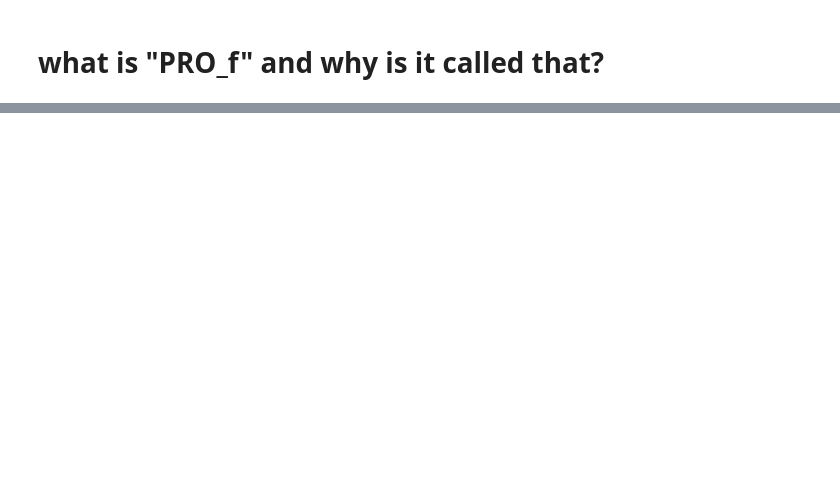
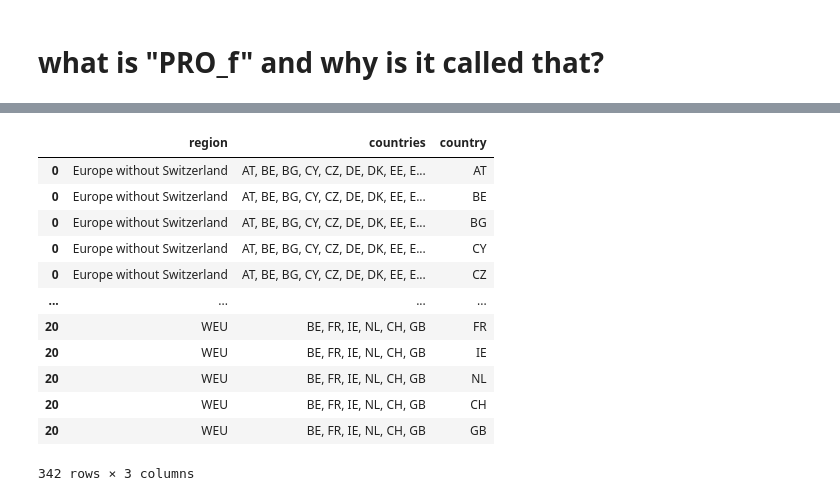
Before and after one commit to brightway-lca/bw_hybrid, a Jupyter notebook: dev/notebooks/function_refactoring/hybridize_preparation_functions.ipynb, the cells around one changed output, grey strips where cells are left out. Saved outputs shown, nothing was run; the diff lists cells and outputs as text; code cells hidden in the pictures; blank space fills up the shorter version.

```diff
--- a/dev/notebooks/function_refactoring/hybridize_preparation_functions.ipynb
+++ b/dev/notebooks/function_refactoring/hybridize_preparation_functions.ipynb
@@ -153,0 +290,20 @@ def calculate_productions(
+# %%
+df_io_countries_per_lca_region = df_io_countries_per_lca_region.assign(
+        country=df_io_countries_per_lca_region['countries'].str.split(', ')
+).explode('country')
+# %%
+df_io_countries_per_lca_region
+# %% [output]
+|  | region | countries | country |
+| 0 | Europe without Switzerland | AT, BE, BG, CY, CZ, DE, DK, EE, E... | AT |
+| 0 | Europe without Switzerland | AT, BE, BG, CY, CZ, DE, DK, EE, E... | BE |
+| 0 | Europe without Switzerland | AT, BE, BG, CY, CZ, DE, DK, EE, E... | BG |
+| 0 | Europe without Switzerland | AT, BE, BG, CY, CZ, DE, DK, EE, E... | CY |
+| 0 | Europe without Switzerland | AT, BE, BG, CY, CZ, DE, DK, EE, E... | CZ |
+| ... | ... | ... | ... |
+| 20 | WEU | BE, FR, IE, NL, CH, GB | FR |
+| 20 | WEU | BE, FR, IE, NL, CH, GB | IE |
+| 20 | WEU | BE, FR, IE, NL, CH, GB | NL |
+| 20 | WEU | BE, FR, IE, NL, CH, GB | CH |
+| 20 | WEU | BE, FR, IE, NL, CH, GB | GB |
+342 rows × 3 columns
```
Also changed, not shown: parts of 15 cells of this notebook, 2 other files.
